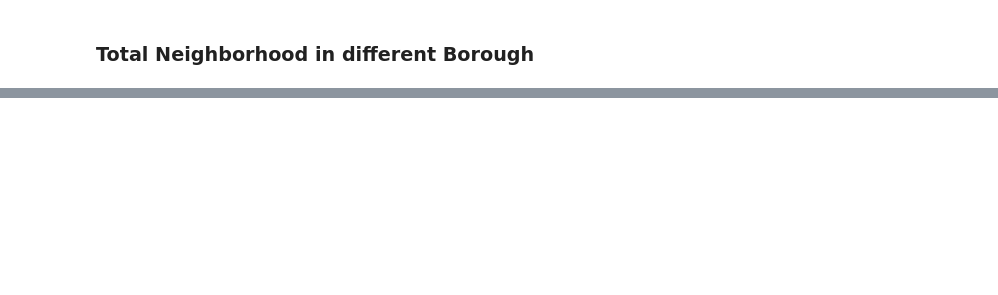
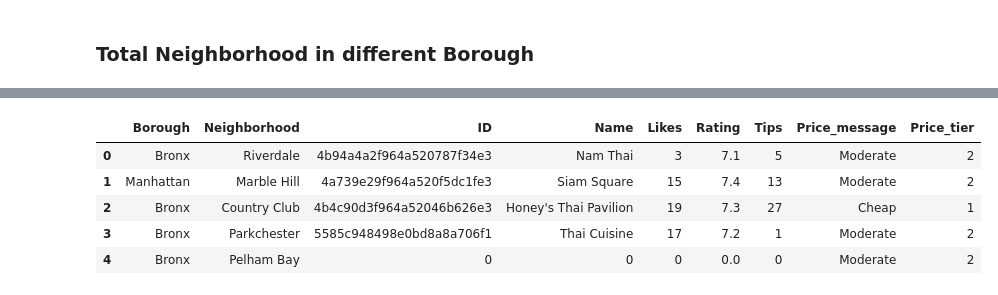
Before and after one commit to touchaee/Coursera_Capstone, a Jupyter notebook: Capstone - where to open a Thai restaurant in Newyork.ipynb, the cells around one changed output, grey strips where cells are left out. Cells and saved outputs as stored; diff of their text form; code cells hidden in the pictures; blank space fills up the shorter version.

```diff
--- a/Capstone - where to open a Thai restaurant in Newyork.ipynb
+++ b/Capstone - where to open a Thai restaurant in Newyork.ipynb
@@ -170,0 +435,31 @@ We see that Queens has highest number of neighborhoods
+# %%
+# prepare neighborhood list that contains indian resturants
+column_names=['Borough', 'Neighborhood', 'ID', 'Name', 'Likes', 'Rating', 'Tips', 'Price_message', 'Price_tier']
+Thai_rest_stats_ny=pd.DataFrame(columns=column_names)
+count=1
+
+
+for row in Thai_rest_ny.values.tolist():
+    Borough, Neighborhood, ID, Name, Category, Venue_lat, Venue_lng = row
+    try:
+        venue_details = get_venue_details(ID)
+        print(venue_details)
+        id, name, likes, rating, tips, price_message, price_tier = venue_details.values.tolist()[0]
+    except IndexError:
+        print('No data available for id=',ID)
+        # we will assign 0 value for these resturants as they may have been
+        #recently opened or details does not exist in FourSquare Database
+        id,name,likes,rating,tips=[0]*5
+    #print('(',count,'/',len(indian_rest_ny),')','processed')
+    print(f'({count}/{len(Thai_rest_ny)}), done')
+    Thai_rest_stats_ny = Thai_rest_stats_ny.append({'Borough': Borough,
+                                                    'Neighborhood': Neighborhood,
+                                                    'ID': id,
+                                                    'Name' : name,
+                                                    'Likes' : likes,
+                                                    'Rating' : rating,
+                                                    'Tips' : tips,
+                                                    'Price_message': price_message,
+                                                    'Price_tier': price_tier
+                                                   }, ignore_index=True)
+    count+=1
@@ -170,0 +484,9 @@ We see that Queens has highest number of neighborhoods
+# %%
+Thai_rest_stats_ny.head()
+# %% [output]
+|  | Borough | Neighborhood | ID | Name | Likes | Rating | Tips | Price_message | Price_tier |
+| 0 | Bronx | Riverdale | 4b94a4a2f964a520787f34e3 | Nam Thai | 3 | 7.1 | 5 | Moderate | 2 |
+| 1 | Manhattan | Marble Hill | 4a739e29f964a520f5dc1fe3 | Siam Square | 15 | 7.4 | 13 | Moderate | 2 |
+| 2 | Bronx | Country Club | 4b4c90d3f964a52046b626e3 | Honey's Thai Pavilion | 19 | 7.3 | 27 | Cheap | 1 |
+| 3 | Bronx | Parkchester | 5585c948498e0bd8a8a706f1 | Thai Cuisine | 17 | 7.2 | 1 | Moderate | 2 |
+| 4 | Bronx | Pelham Bay | 0 | 0 | 0 | 0.0 | 0 | Moderate | 2 |
```
Also changed, not shown: parts of 26 cells of this notebook, 1 other file.
